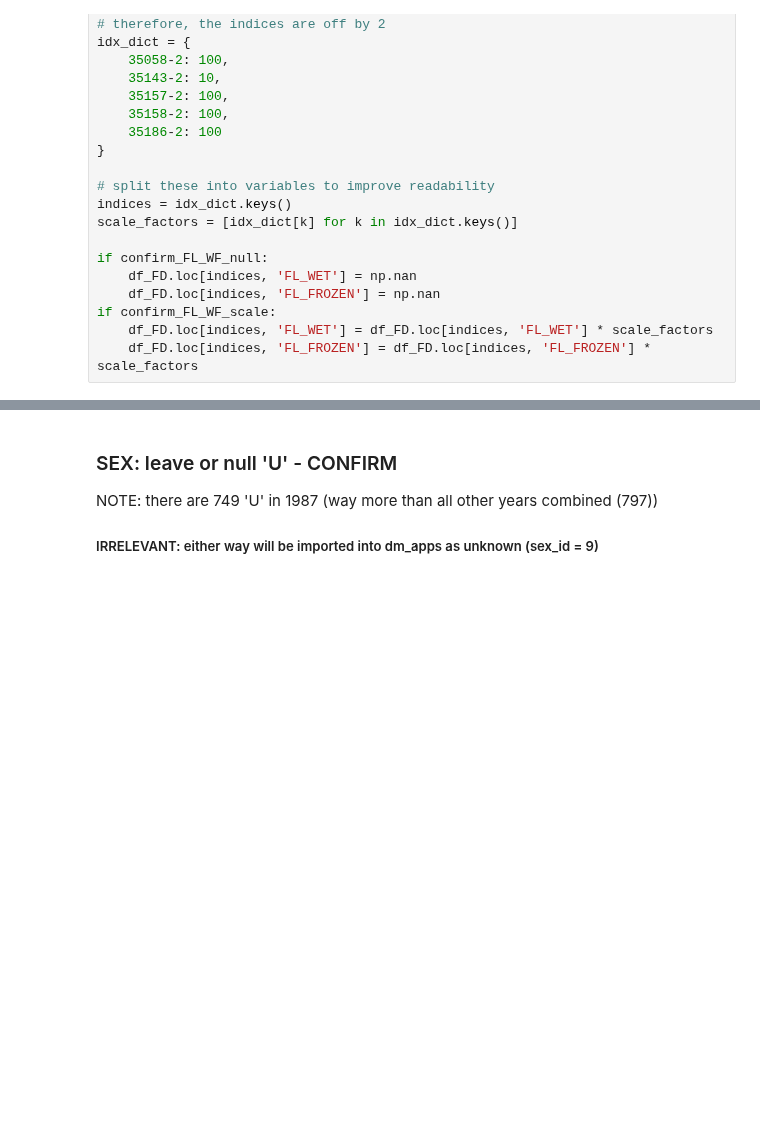
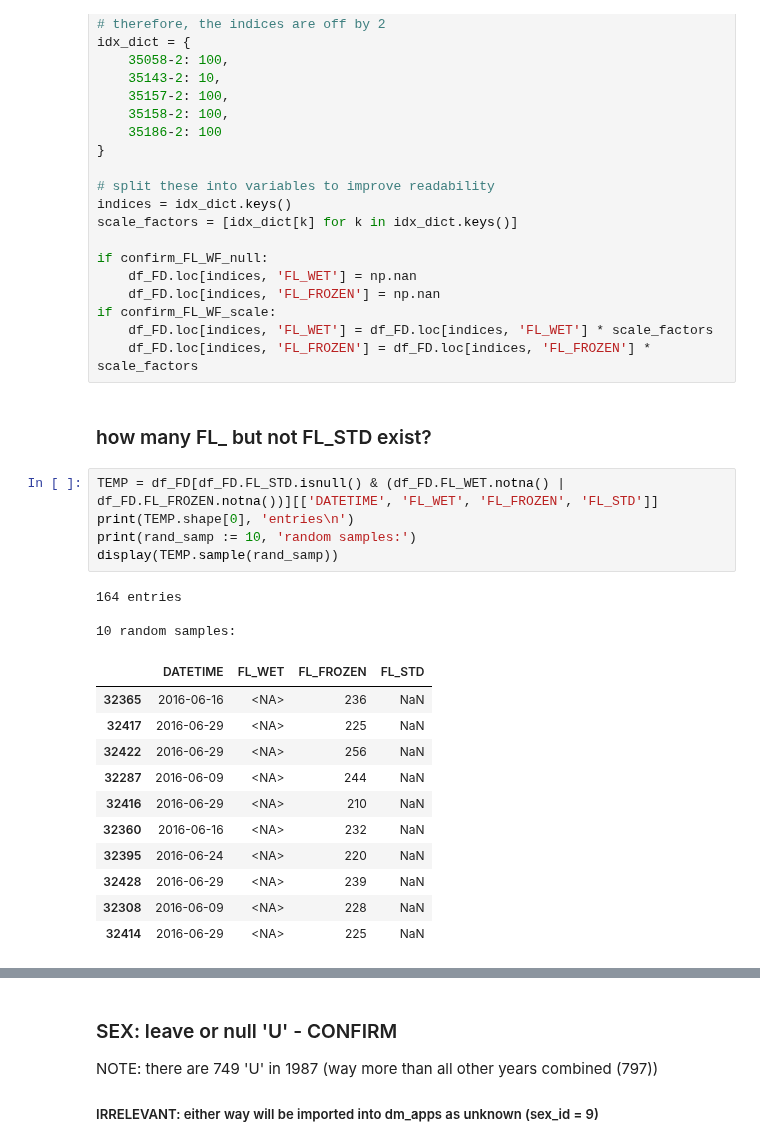
Before and after one commit to dfo-gulf-science/Gaspereau, a Jupyter notebook: 10. Cleaning and Creating Tables.ipynb, the cells around one changed output, grey strips where cells are left out. Cells and saved outputs as stored; diff of their text form; blank space fills up the shorter version.

```diff
--- a/10. Cleaning and Creating Tables.ipynb
+++ b/10. Cleaning and Creating Tables.ipynb
@@ -192,3 +192,25 @@ if confirm_FL_WF_null:
 if confirm_FL_WF_scale:
     df_FD.loc[indices, 'FL_WET'] = df_FD.loc[indices, 'FL_WET'] * scale_factors
     df_FD.loc[indices, 'FL_FROZEN'] = df_FD.loc[indices, 'FL_FROZEN'] * scale_factors
+# %% [markdown]
+### how many FL_ but not FL_STD exist?
+# %%
+TEMP = df_FD[df_FD.FL_STD.isnull() & (df_FD.FL_WET.notna() | df_FD.FL_FROZEN.notna())][['DATETIME', 'FL_WET', 'FL_FROZEN', 'FL_STD']]
+print(TEMP.shape[0], 'entries\n')
+print(rand_samp := 10, 'random samples:')
+display(TEMP.sample(rand_samp))
+# %% [output]
+164 entries
+
+10 random samples:
+|  | DATETIME | FL_WET | FL_FROZEN | FL_STD |
+| 32365 | 2016-06-16 | <NA> | 236 | NaN |
+| 32417 | 2016-06-29 | <NA> | 225 | NaN |
+| 32422 | 2016-06-29 | <NA> | 256 | NaN |
+| 32287 | 2016-06-09 | <NA> | 244 | NaN |
+| 32416 | 2016-06-29 | <NA> | 210 | NaN |
+| 32360 | 2016-06-16 | <NA> | 232 | NaN |
+| 32395 | 2016-06-24 | <NA> | 220 | NaN |
+| 32428 | 2016-06-29 | <NA> | 239 | NaN |
+| 32308 | 2016-06-09 | <NA> | 228 | NaN |
+| 32414 | 2016-06-29 | <NA> | 225 | NaN |
```
Also changed, not shown: parts of 10 cells of this notebook, 3 other files.
